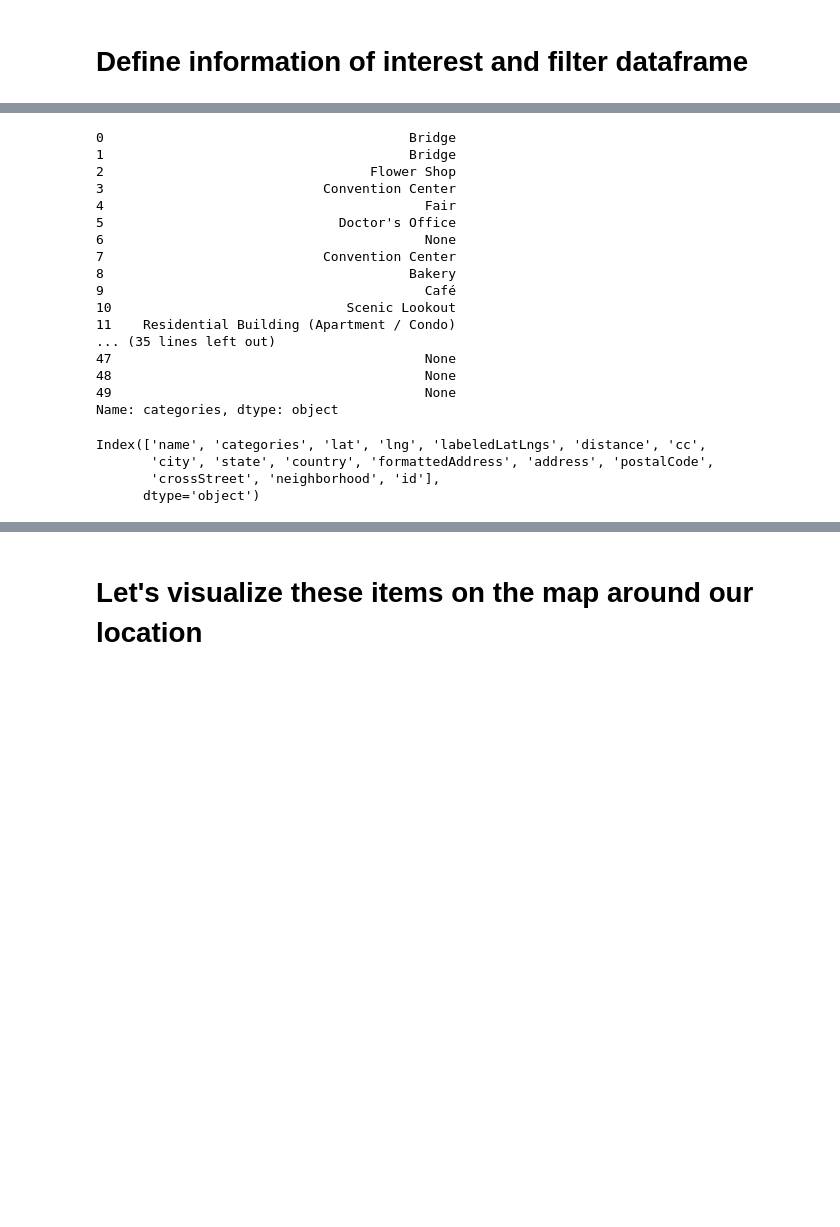
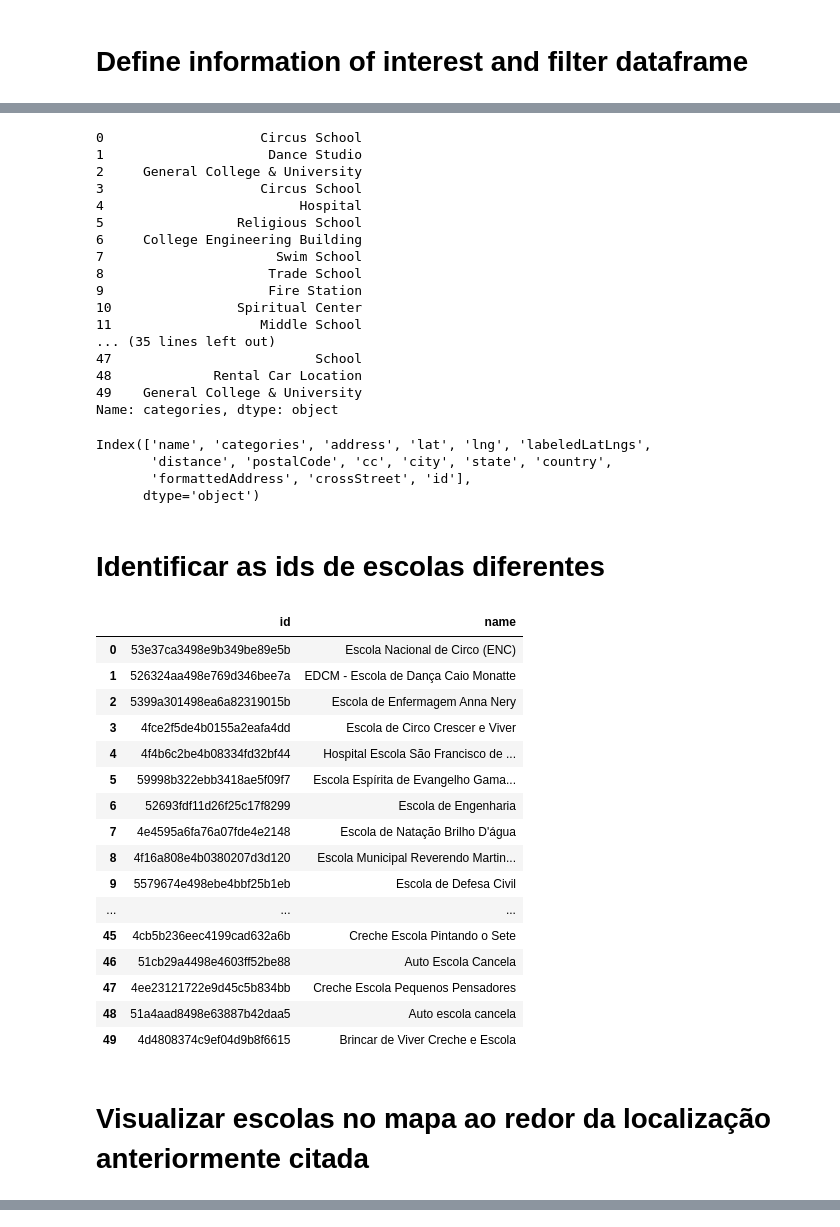
Before and after one commit to SamiraHabib/Coursera_Capstone, a Jupyter notebook: Coursera_Capstone.ipynb, the cells around one changed output, grey strips where cells are left out. Cells and saved outputs as stored; diff of their text form; code cells hidden in the pictures; blank space fills up the shorter version.

```diff
--- a/Coursera_Capstone.ipynb
+++ b/Coursera_Capstone.ipynb
@@ -193,29 +201,53 @@ dataframe_filtered.name
 Name: name, dtype: object
 # %%
-dataframe_filtered.categories
+df_school_filtered.categories
 # %% [output]
-0                                       Bridge
-1                                       Bridge
-2                                  Flower Shop
-3                            Convention Center
-4                                         Fair
-5                              Doctor's Office
-6                                         None
-7                            Convention Center
-8                                       Bakery
-9                                         Café
-10                              Scenic Lookout
-11    Residential Building (Apartment / Condo)
+0                    Circus School
+1                     Dance Studio
+2     General College & University
+3                    Circus School
+4                         Hospital
+5                 Religious School
+6     College Engineering Building
+7                      Swim School
+8                     Trade School
+9                     Fire Station
+10                Spiritual Center
+11                   Middle School
 ... (35 lines left out)
-47                                        None
-48                                        None
-49                                        None
+47                          School
+48             Rental Car Location
+49    General College & University
 Name: categories, dtype: object
 # %%
-dataframe_filtered.columns
+df_school_filtered.columns
 # %% [output]
-Index(['name', 'categories', 'lat', 'lng', 'labeledLatLngs', 'distance', 'cc',
-       'city', 'state', 'country', 'formattedAddress', 'address', 'postalCode',
-       'crossStreet', 'neighborhood', 'id'],
+Index(['name', 'categories', 'address', 'lat', 'lng', 'labeledLatLngs',
+       'distance', 'postalCode', 'cc', 'city', 'state', 'country',
+       'formattedAddress', 'crossStreet', 'id'],
       dtype='object')
+# %% [markdown]
+# Identificar as ids de escolas diferentes #
+# %%
+df_school_filtered[['id', 'name']]
+# %% [output]
+|  | id | name |
+| 0 | 53e37ca3498e9b349be89e5b | Escola Nacional de Circo (ENC) |
+| 1 | 526324aa498e769d346bee7a | EDCM - Escola de Dança Caio Monatte |
+| 2 | 5399a301498ea6a82319015b | Escola de Enfermagem Anna Nery |
+| 3 | 4fce2f5de4b0155a2eafa4dd | Escola de Circo Crescer e Viver |
+| 4 | 4f4b6c2be4b08334fd32bf44 | Hospital Escola São Francisco de ... |
+| 5 | 59998b322ebb3418ae5f09f7 | Escola Espírita de Evangelho Gama... |
+| 6 | 52693fdf11d26f25c17f8299 | Escola de Engenharia |
+| 7 | 4e4595a6fa76a07fde4e2148 | Escola de Natação Brilho D'água |
+| 8 | 4f16a808e4b0380207d3d120 | Escola Municipal Reverendo Martin... |
+| 9 | 5579674e498ebe4bbf25b1eb | Escola de Defesa Civil |
+| ... | ... | ... |
+| 45 | 4cb5b236eec4199cad632a6b | Creche Escola Pintando o Sete |
+| 46 | 51cb29a4498e4603ff52be88 | Auto Escola Cancela |
+| 47 | 4ee23121722e9d45c5b834bb | Creche Escola Pequenos Pensadores |
+| 48 | 51a4aad8498e63887b42daa5 | Auto escola cancela |
+| 49 | 4d4808374c9ef04d9b8f6615 | Brincar de Viver Creche e Escola |
+# %% [markdown]
+# Visualizar escolas no mapa ao redor da localização anteriormente citada #
 # %%
@@ -248,5 +280,3 @@ for lat, lng, label in zip(dataframe_filtered.lat, dataframe_filtered.lng, dataf
 venues_map
 # %% [output]
 [interactive output not drawn]
-# %% [markdown]
-# Let's visualize these items on the map around our location #
```
Also changed, not shown: parts of 23 cells of this notebook.
